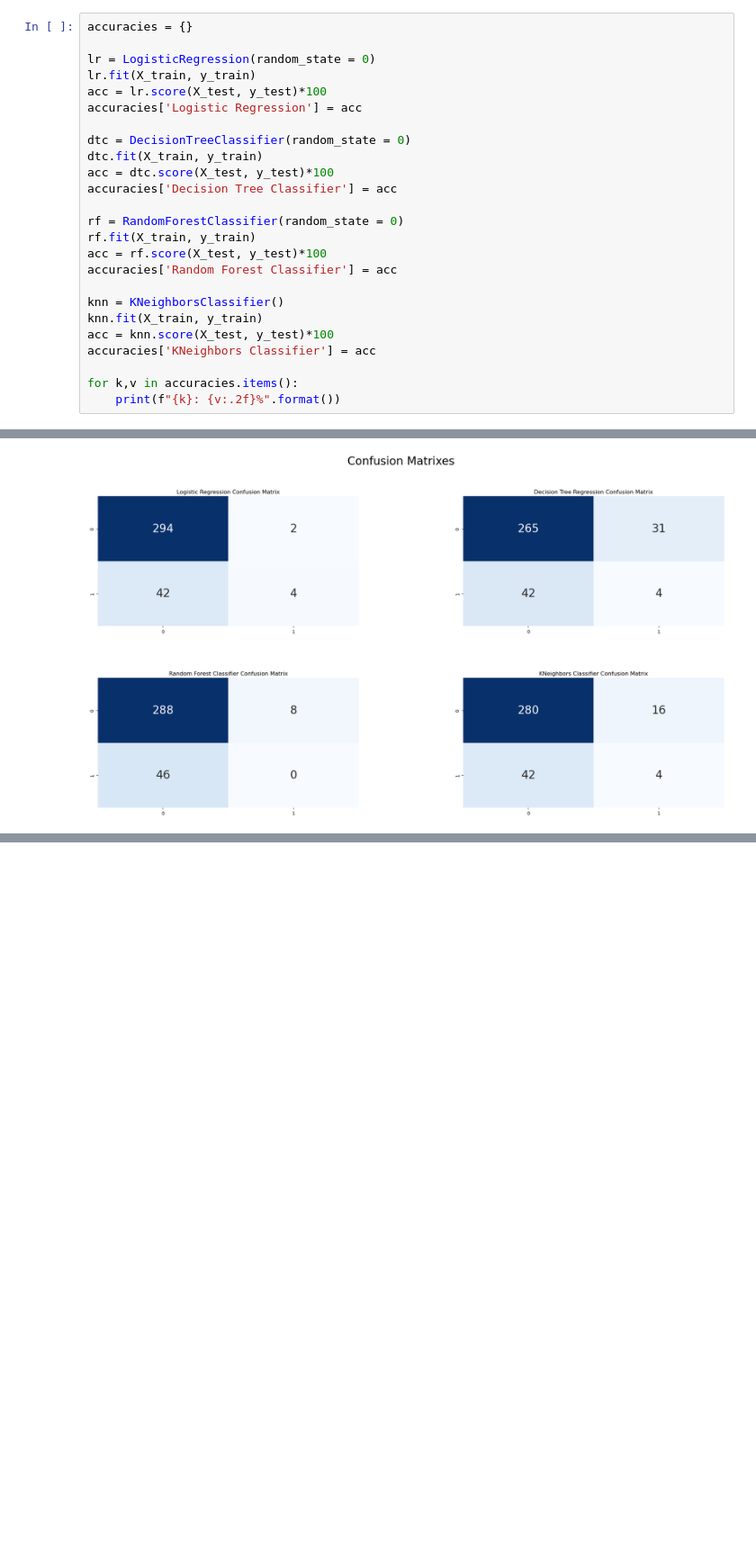
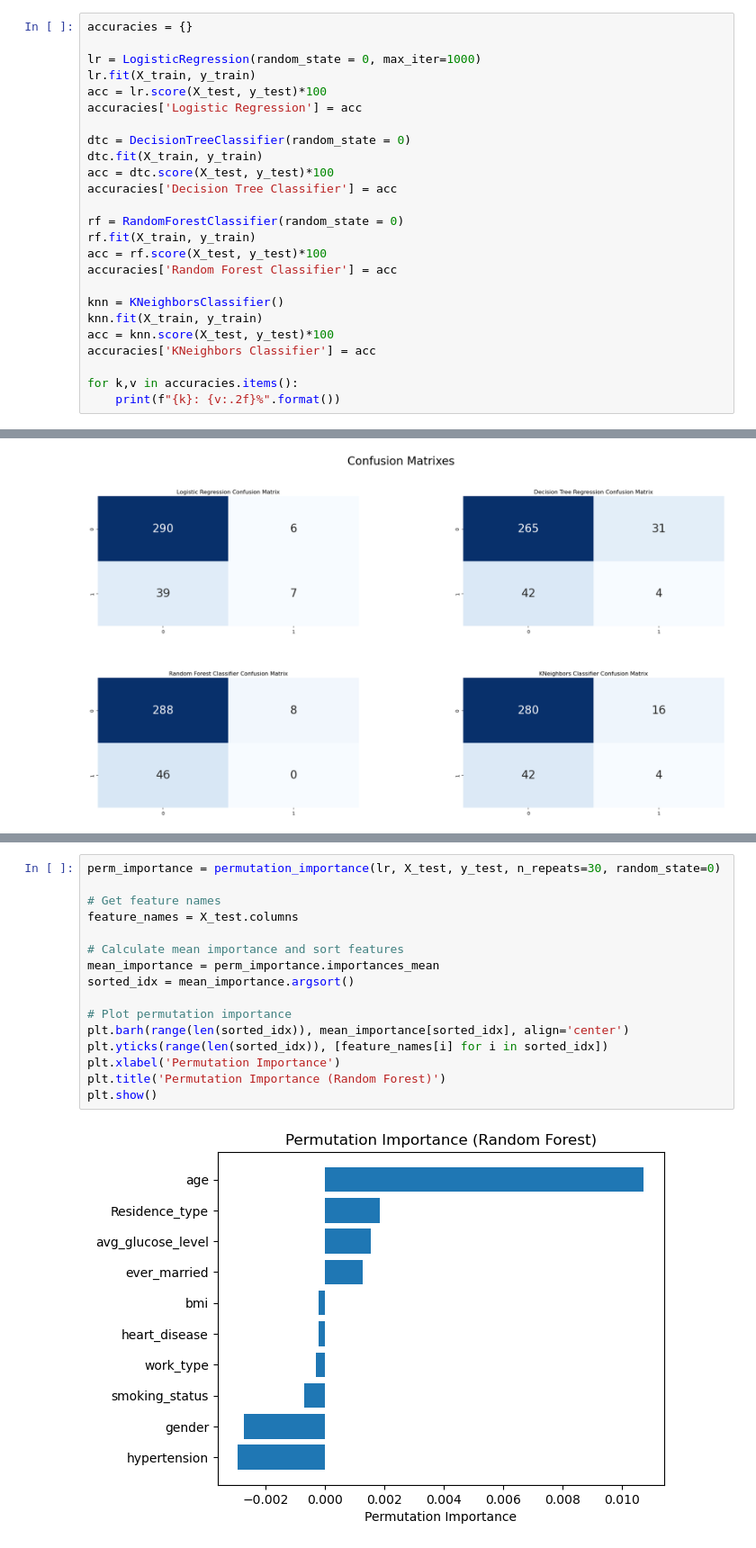
Before and after one commit to amirhamzahbmn/K-Youth_Repo, a Jupyter notebook: Week_3/Homework3.ipynb, the cells around one changed output, grey strips where cells are left out. Shown at 90% size. Cells and saved outputs as stored; diff of their text form; blank space fills up the shorter version.

```diff
--- a/Week_3/Homework3.ipynb
+++ b/Week_3/Homework3.ipynb
@@ -179,7 +193,7 @@ X_train, X_test, y_train, y_test = train_test_split(X, y, test_size=0.30, random
 # %%
 accuracies = {}
 
-lr = LogisticRegression(random_state = 0)
+lr = LogisticRegression(random_state = 0, max_iter=1000)
 lr.fit(X_train, y_train)
 acc = lr.score(X_test, y_test)*100
 accuracies['Logistic Regression'] = acc
@@ -255,0 +267,18 @@ sns.heatmap(cm_knn,annot=True,cmap="Blues",fmt="d",cbar=False, annot_kws={"size"
+# %%
+perm_importance = permutation_importance(lr, X_test, y_test, n_repeats=30, random_state=0)
+
+# Get feature names
+feature_names = X_test.columns
+
+# Calculate mean importance and sort features
+mean_importance = perm_importance.importances_mean
+sorted_idx = mean_importance.argsort()
+
+# Plot permutation importance
+plt.barh(range(len(sorted_idx)), mean_importance[sorted_idx], align='center')
+plt.yticks(range(len(sorted_idx)), [feature_names[i] for i in sorted_idx])
+plt.xlabel('Permutation Importance')
+plt.title('Permutation Importance (Random Forest)')
+plt.show()
+# %% [output]
+[figure, added]
```
Also changed, not shown: parts of 39 cells of this notebook, 1 other file.
